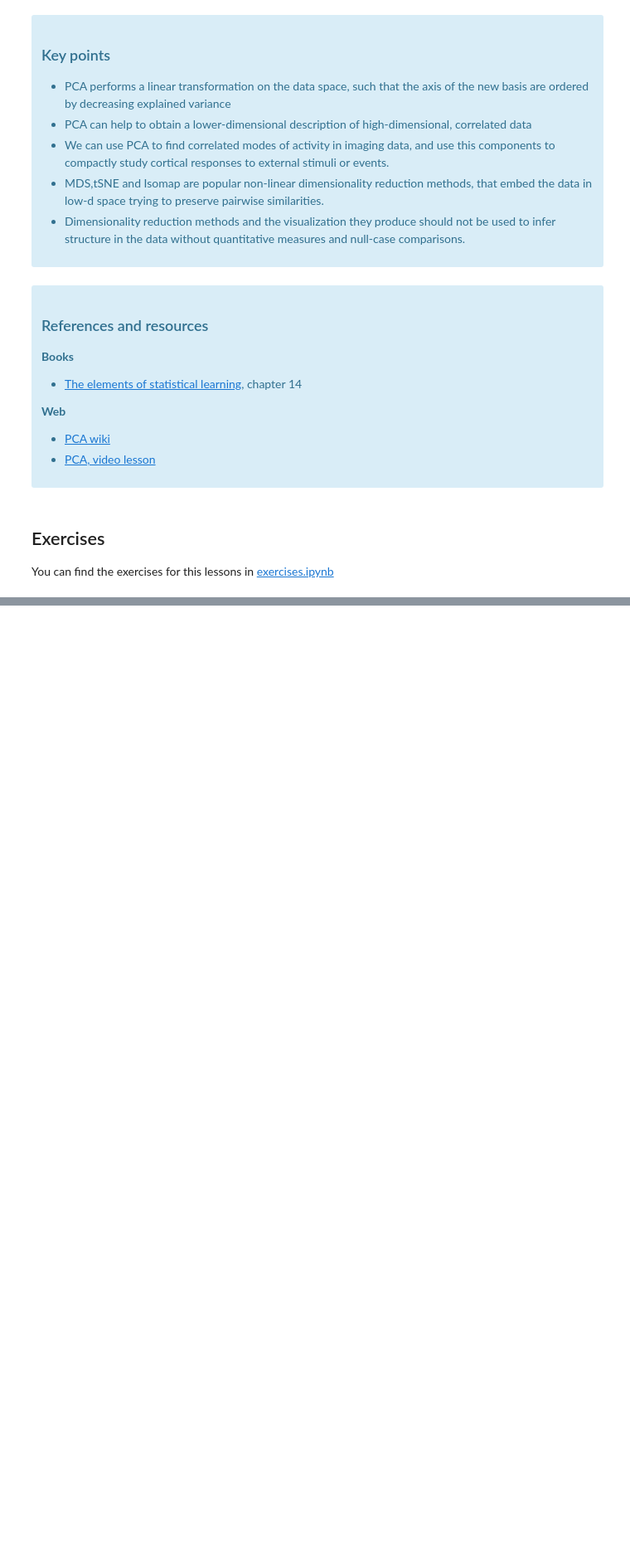
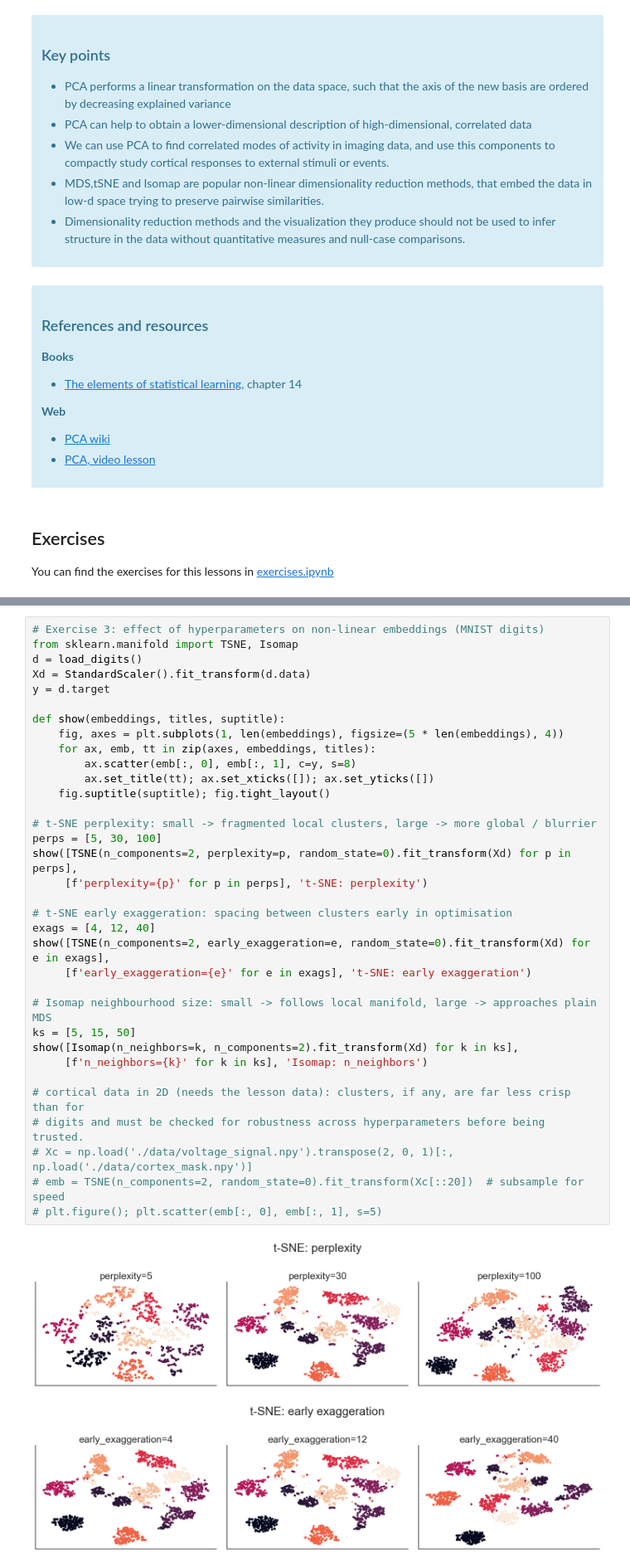
Before and after one commit to rvodila/population-methods, a Jupyter notebook: 03-dimensionality-reduction/dimensionality_reduction.ipynb, the cells around one changed output, grey strips where cells are left out. Shown at 83% size. Cells and saved outputs as stored; diff of their text form; blank space fills up the shorter version.

```diff
--- a/03-dimensionality-reduction/dimensionality_reduction.ipynb
+++ b/03-dimensionality-reduction/dimensionality_reduction.ipynb
@@ -452,0 +544,37 @@ You can find the exercises for this lessons in [exercises.ipynb](exercises.ipynb
+# %%
+# Exercise 3: effect of hyperparameters on non-linear embeddings (MNIST digits)
+from sklearn.manifold import TSNE, Isomap
+d = load_digits()
+Xd = StandardScaler().fit_transform(d.data)
+y = d.target
+
+def show(embeddings, titles, suptitle):
+    fig, axes = plt.subplots(1, len(embeddings), figsize=(5 * len(embeddings), 4))
+    for ax, emb, tt in zip(axes, embeddings, titles):
+        ax.scatter(emb[:, 0], emb[:, 1], c=y, s=8)
+        ax.set_title(tt); ax.set_xticks([]); ax.set_yticks([])
+    fig.suptitle(suptitle); fig.tight_layout()
+
+# t-SNE perplexity: small -> fragmented local clusters, large -> more global / blurrier
+perps = [5, 30, 100]
+show([TSNE(n_components=2, perplexity=p, random_state=0).fit_transform(Xd) for p in perps],
+     [f'perplexity={p}' for p in perps], 't-SNE: perplexity')
+
+# t-SNE early exaggeration: spacing between clusters early in optimisation
+exags = [4, 12, 40]
+show([TSNE(n_components=2, early_exaggeration=e, random_state=0).fit_transform(Xd) for e in exags],
+     [f'early_exaggeration={e}' for e in exags], 't-SNE: early exaggeration')
+
+# Isomap neighbourhood size: small -> follows local manifold, large -> approaches plain MDS
+ks = [5, 15, 50]
+show([Isomap(n_neighbors=k, n_components=2).fit_transform(Xd) for k in ks],
+     [f'n_neighbors={k}' for k in ks], 'Isomap: n_neighbors')
+
+# cortical data in 2D (needs the lesson data): clusters, if any, are far less crisp than for
+# digits and must be checked for robustness across hyperparameters before being trusted.
+# Xc = np.load('./data/voltage_signal.npy').transpose(2, 0, 1)[:, np.load('./data/cortex_mask.npy')]
+# emb = TSNE(n_components=2, random_state=0).fit_transform(Xc[::20])  # subsample for speed
+# plt.figure(); plt.scatter(emb[:, 0], emb[:, 1], s=5)
+# %% [output]
+[figure, added]
+[figure, added]
```
Also changed, not shown: parts of 7 cells of this notebook.
